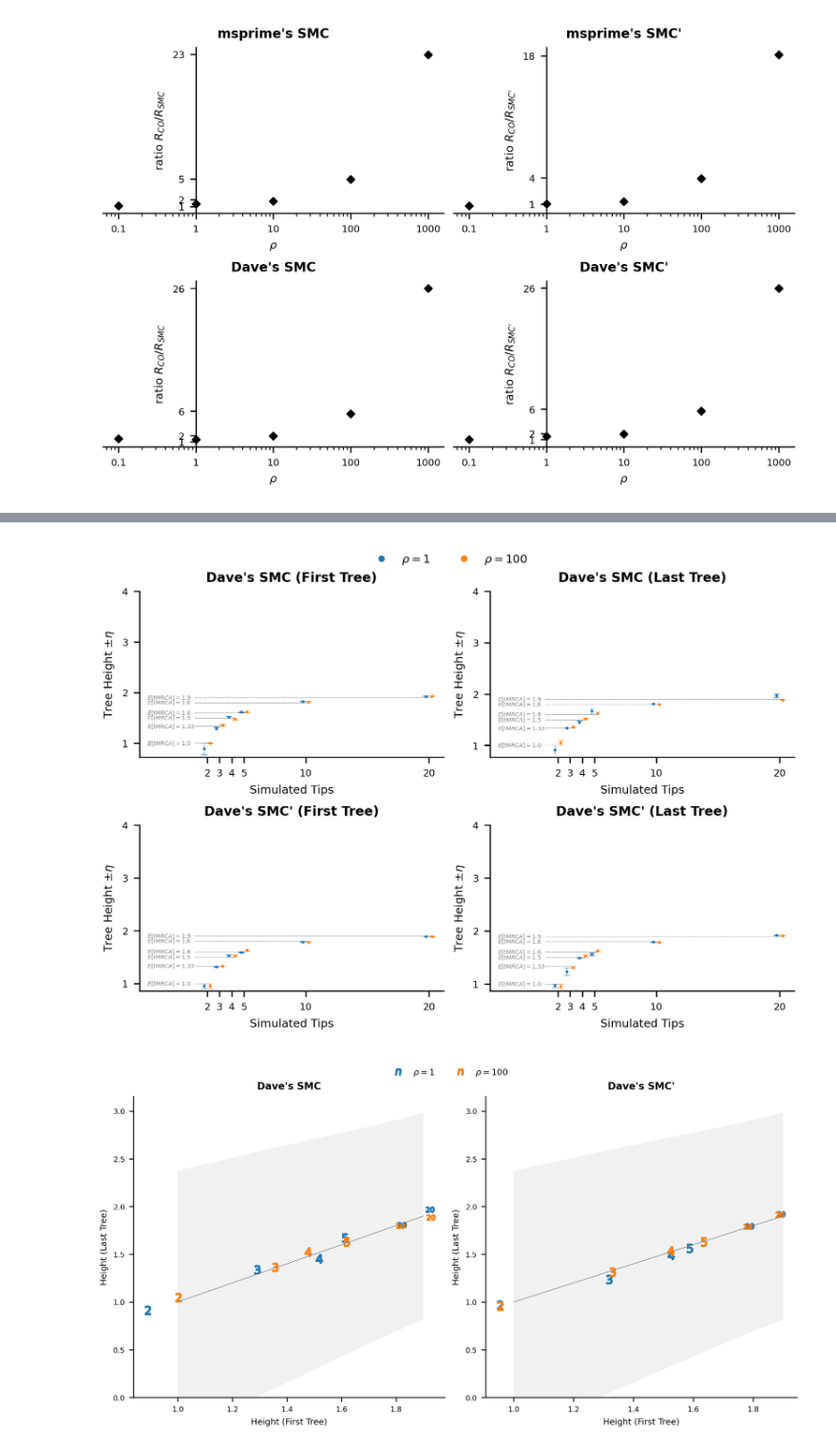
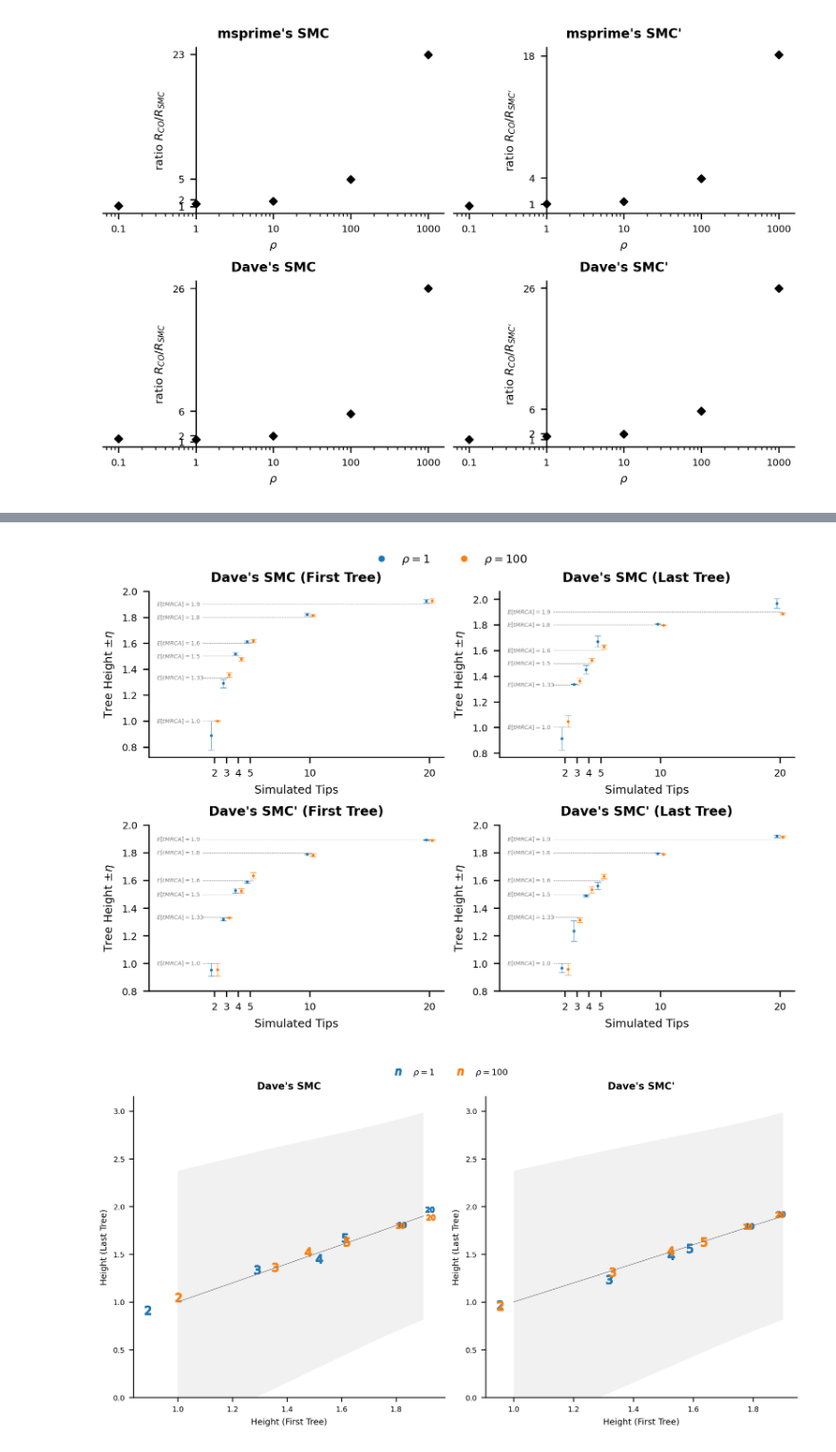
Before and after one commit to David-Peede/smc-working-group, a Jupyter notebook: smc/smc_implementation.ipynb, the cells around one changed output, grey strips where cells are left out. Shown at 95% size. Drawn from its saved outputs; the diff is of its cells as text; code cells hidden in the pictures.

```diff
--- a/smc/smc_implementation.ipynb
+++ b/smc/smc_implementation.ipynb
@@ -101,18 +104,18 @@ for i, rho in enumerate(R_rhos):
 # %%
-# For every model.
-for model in ["standard", "msp_smc", "djp_smc", "msp_smc_prime", "djp_smc_prime"]:
-    # For every population recombination rate.
-    for rho in R_rhos:
-        # If the population recombination rate is 1, 10, or 100.
-        if rho >= 1:
-            # Format as an integer.
-            rho = int(rho)
-        # Export the number of recombination events result.
-        np.savetxt(
-            f"./data/{model}_rho_{rho}_num_recomb_events.txt.gz",
-            [np.array(recomb_dicc[model][rho])],
-            fmt="%d",
-        )
+# # For every model.
+# for model in ["standard", "msp_smc", "djp_smc", "msp_smc_prime", "djp_smc_prime"]:
+#     # For every population recombination rate.
+#     for rho in R_rhos:
+#         # If the population recombination rate is 1, 10, or 100.
+#         if rho >= 1:
+#             # Format as an integer.
+#             rho = int(rho)
+#         # Export the number of recombination events result.
+#         np.savetxt(
+#             f"./data/{model}_rho_{rho}_num_recomb_events.txt.gz",
+#             [np.array(recomb_dicc[model][rho])],
+#             fmt="%d",
+#         )
 # %% [markdown]
 ### $i^{th}$ Tree Height
 # %%
@@ -708,13 +701,3 @@ for n in ns:
 # Convert the dictionaries to data frames.
 avg_height_df = pd.DataFrame(data=df_e_height)
 var_height_df = pd.DataFrame(data=df_v_height)
-# %%
-# Show the first and last mean tree height qc results.
-avg_height_df.set_index(
-    [
-        r"Sampled Lineages $(n)$",
-        r"Population Recombination Rate $(\rho)$",
-        "Model",
-        r"$i^{th}$ Tree",
-    ]
-)
@@ -803,8 +767,10 @@ for i, model in enumerate(["Dave's SMC", "Dave's SMC'"]):
         # Set the axes ticks.
         axes[i, j].set_xticks(ns)
         axes[i, j].set_xticklabels(ns.astype(str), size=6)
-        axes[i, j].set_yticks(np.arange(1, 5))
-        axes[i, j].set_yticklabels(np.arange(1, 5).astype(str), size=6)
+        axes[i, j].set_yticks(np.arange(0.8, 2.2, 0.2))
+        axes[i, j].set_yticklabels(
+            np.round(np.arange(0.8, 2.2, 0.2), 2).astype(str), size=6
+        )
         # Set the axes limits.
         axes[i, j].set_xlim(left=-3.5)
 # Construct the legend.
@@ -812,34 +778,34 @@ legend_elements = [
     Line2D(
         [0],
         [0],
         marker="o",
         color="tab:blue",
         linestyle="none",
         markersize=3,
         label=r"$\rho = 1$",
     ),
     Line2D(
         [0],
         [0],
         marker="o",
         color="tab:orange",
         linestyle="none",
         markersize=3,
         label=r"$\rho = 100$",
     ),
 ]
 fig.legend(
     handles=legend_elements,
     loc="upper center",
     bbox_to_anchor=(0.5, 1.05),
     ncol=2,
     frameon=False,
     fontsize=7,
 )
 # Show the plot.
 plt.show()
 # %% [output]
-[figure, old version]
+[figure, new version]
 # %%
 # Intialize figures and axes.
 fig, axes = plt.subplots(
```
Also changed, not shown: parts of 26 cells of this notebook, 7 other files.
